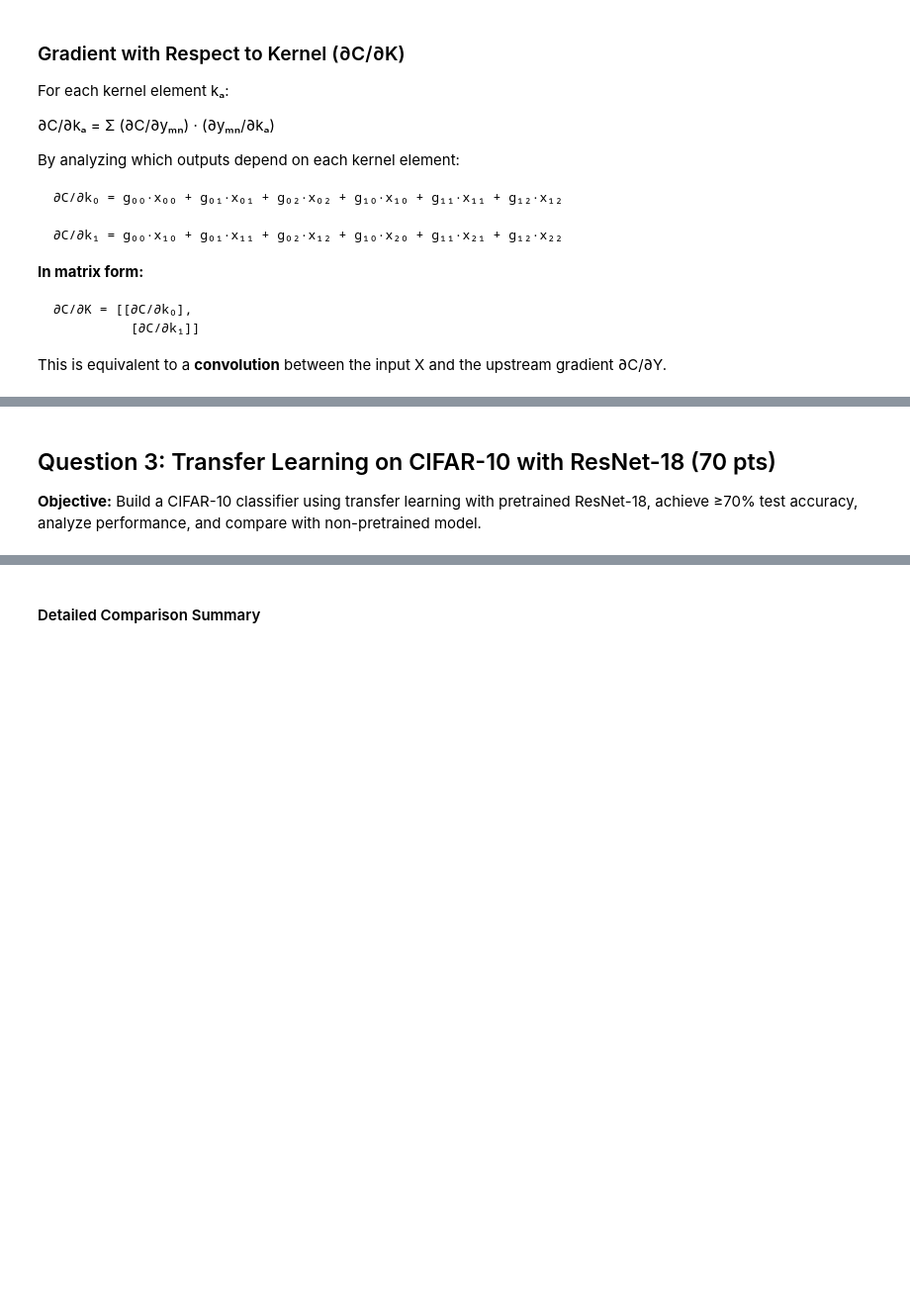
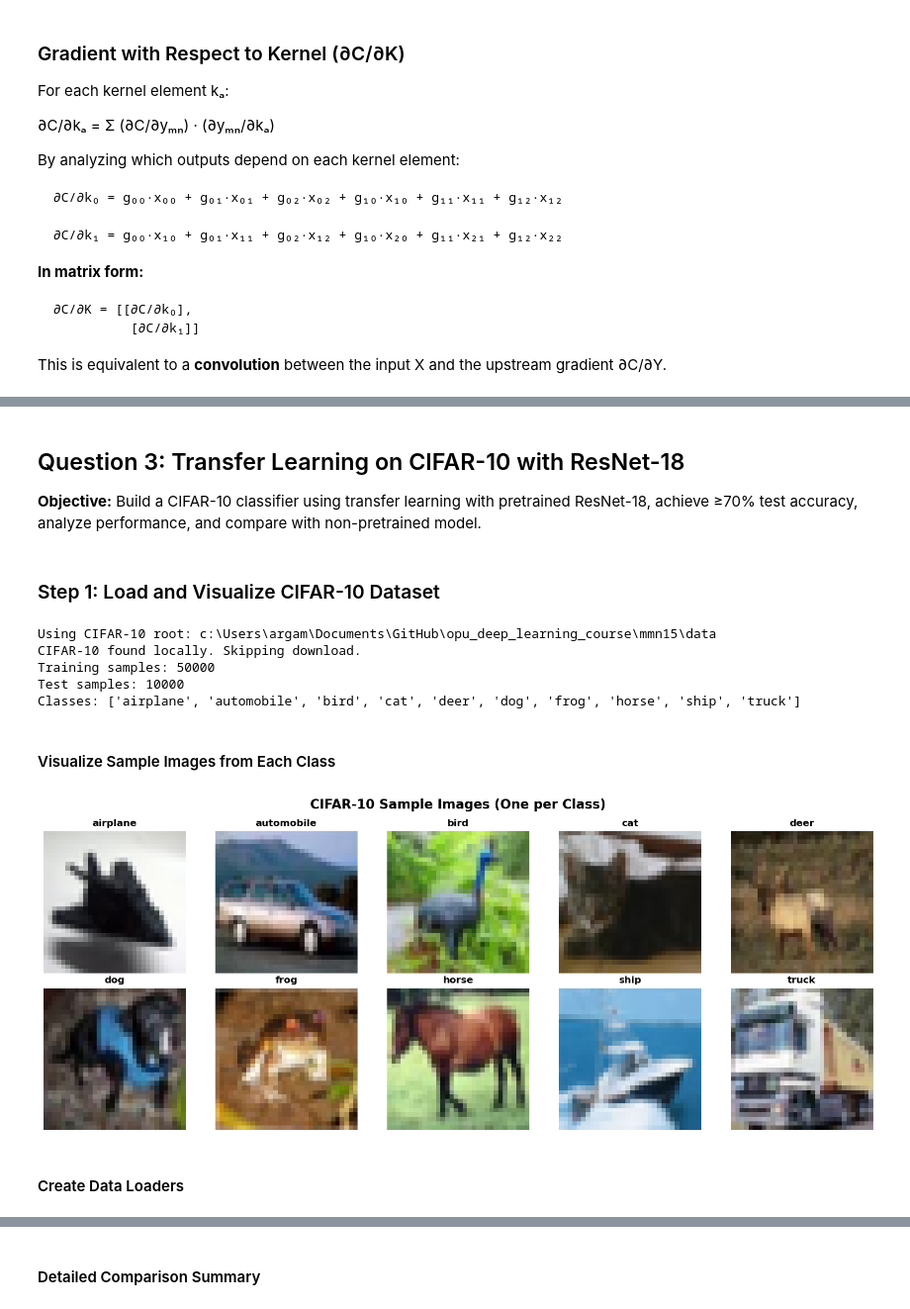
Before and after one commit to PrArgs/opu_deep_learning_course, a Jupyter notebook: mmn15/mmn15.ipynb, the cells around one changed output, grey strips where cells are left out. Shown at 99% size. Cells and saved outputs as stored; diff of their text form; code cells hidden in the pictures; blank space fills up the shorter version.

```diff
--- a/mmn15/mmn15.ipynb
+++ b/mmn15/mmn15.ipynb
@@ -320,34 +531,75 @@ else:
 # %% [markdown]
-## Question 3: Transfer Learning on CIFAR-10 with ResNet-18 (70 pts)
+## Question 3: Transfer Learning on CIFAR-10 with ResNet-18
 
 **Objective:** Build a CIFAR-10 classifier using transfer learning with pretrained ResNet-18, achieve ≥70% test accuracy, analyze performance, and compare with non-pretrained model.
+# %% [markdown]
+### Step 1: Load and Visualize CIFAR-10 Dataset
+# %%
+import os
+
+# CIFAR-10 class names
+CIFAR10_CLASSES = ['airplane', 'automobile', 'bird', 'cat', 'deer','dog', 'frog', 'horse', 'ship', 'truck']
+
+# Define transforms for ImageNet preprocessing, Resize to 224x224 for ResNet-18
+imagenet_transform = transforms.Compose([transforms.Resize(224), transforms.ToTensor(),
+                                         transforms.Normalize(mean=[0.485, 0.456, 0.406],std=[0.229, 0.224, 0.225])])
+
+# Make root an absolute path to mmn15/data (robust to cwd)
+project_root = os.path.dirname(os.path.dirname(os.path.abspath(__file__))) if '__file__' in globals() else os.path.abspath("..")
+data_root = os.path.join(project_root, "mmn15", "data")
+
+print("Using CIFAR-10 root:", data_root)
+
+# Decide whether to download based on presence of cifar-10-batches-py
+cifar_dir = os.path.join(data_root, "cifar-10-batches-py")
+download_flag = not os.path.isdir(cifar_dir)
+
+if download_flag:
+    print("CIFAR-10 not found locally. Downloading...")
+else:
+    print("CIFAR-10 found locally. Skipping download.")
+
+train_dataset = datasets.CIFAR10(root=data_root, train=True, download=download_flag, transform=imagenet_transform)
+test_dataset = datasets.CIFAR10(root=data_root, train=False, download=download_flag, transform=imagenet_transform)
+
+
+print(f"Training samples: {len(train_dataset)}")
+print(f"Test samples: {len(test_dataset)}")
+print(f"Classes: {CIFAR10_CLASSES}")
+# %% [output]
+Using CIFAR-10 root: c:\Users\argam\Documents\GitHub\opu_deep_learning_course\mmn15\data
+CIFAR-10 found locally. Skipping download.
+Training samples: 50000
+Test samples: 10000
+Classes: ['airplane', 'automobile', 'bird', 'cat', 'deer', 'dog', 'frog', 'horse', 'ship', 'truck']
+# %% [markdown]
+#### Visualize Sample Images from Each Class
 # %%
 # Load dataset without ImageNet normalization for visualization
-viz_transform = transforms.Compose([
-    transforms.ToTensor()
-])
-viz_dataset = datasets.CIFAR10(root='./data', train=True,
-                               download=False, transform=viz_transform)
+viz_transform = transforms.Compose([transforms.ToTensor()])
+viz_dataset = datasets.CIFAR10(root='./data', train=True, download=False, transform=viz_transform)
 
 # Collect one sample per class
 samples_per_class = {}
 for img, label in viz_dataset:
     if label not in samples_per_class:
         samples_per_class[label] = img
     if len(samples_per_class) == 10:
         break
 
 # Display samples
 fig, axes = plt.subplots(2, 5, figsize=(15, 6))
 fig.suptitle('CIFAR-10 Sample Images (One per Class)', fontsize=16, fontweight='bold')
 
 for idx, (label, img) in enumerate(sorted(samples_per_class.items())):
     row, col = idx // 5, idx % 5
     axes[row, col].imshow(img.permute(1, 2, 0))
     axes[row, col].set_title(f'{CIFAR10_CLASSES[label]}', fontweight='bold')
     axes[row, col].axis('off')
 
 plt.tight_layout()
 plt.show()
-
-print("Sample visualization complete!")
+# %% [output]
+[figure, added]
+# %% [markdown]
+#### Create Data Loaders
```
Also changed, not shown: parts of 83 cells of this notebook, 3 other files.
